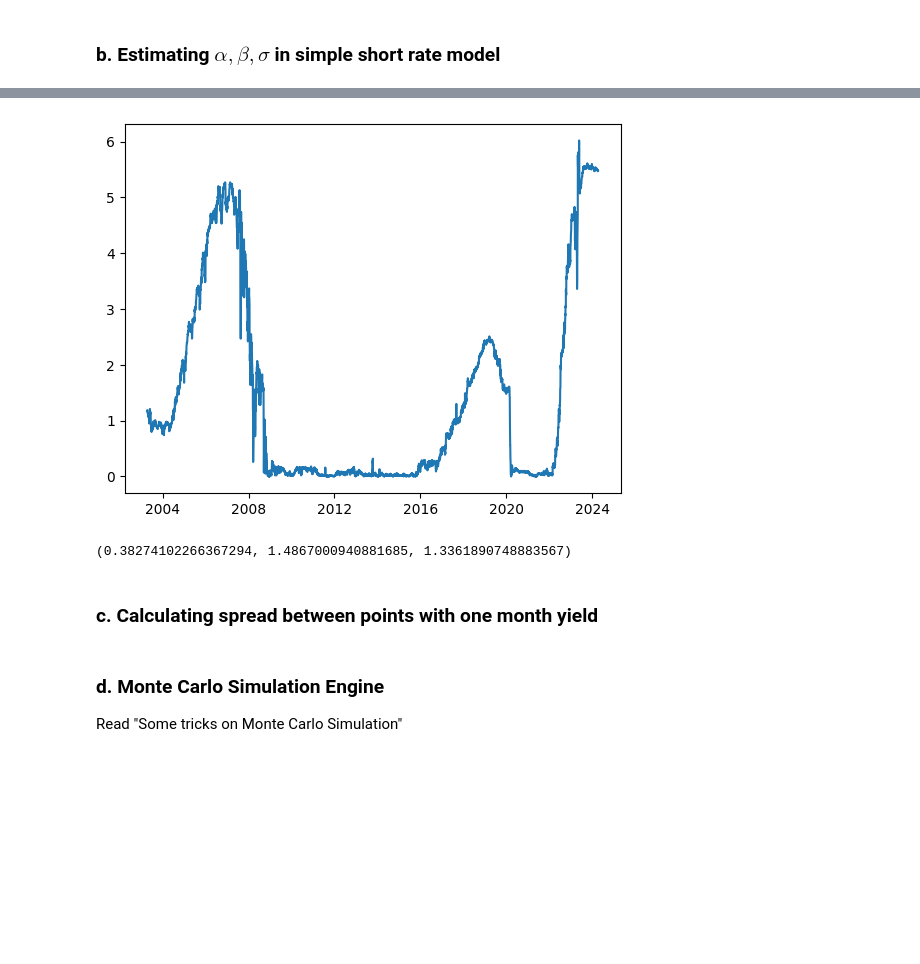
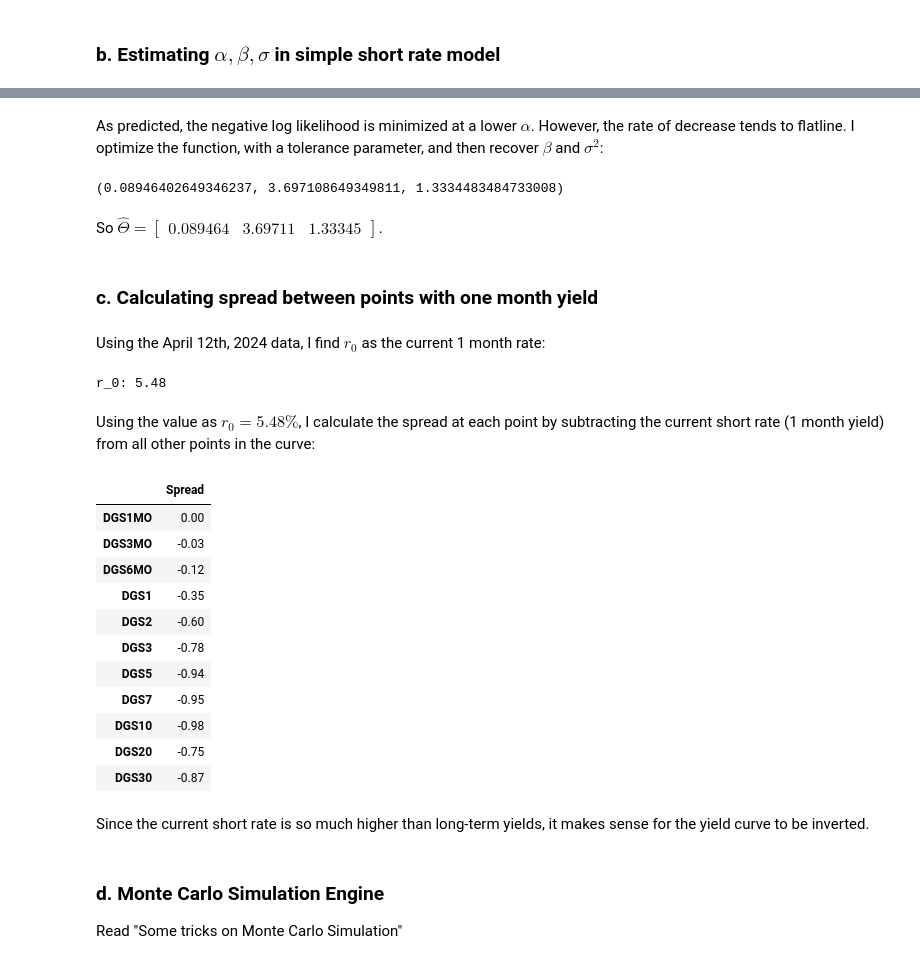
Before and after one commit to dg3358/Columbia-MATH-5450, a Jupyter notebook: HW 3/HW-3.ipynb, the cells around one changed output, grey strips where cells are left out. Drawn from its saved outputs; the diff is of its cells as text; code cells hidden in the pictures; blank space fills up the shorter version.

```diff
--- a/HW 3/HW-3.ipynb
+++ b/HW 3/HW-3.ipynb
@@ -150,12 +169,8 @@ plt.show()
-# %%
-r_now = yieldcurve["DGS1MO"].values[1:]
-plt.plot(yieldcurve.index[1:], r_now)
-plt.show()
-# %% [output]
-[figure, removed]
+# %% [markdown]
+As predicted, the negative log likelihood is minimized at a lower $\alpha$. However, the rate of decrease tends to flatline. I optimize the function, with a tolerance parameter, and then recover $\beta$ and $\sigma^2$:
 # %%
 #Get alpha
-z = sc.optimize.minimize_scalar(fun = scalarNegLogLike, method = "bounded", bounds = (0,10), tol = 1)
+z = sc.optimize.minimize_scalar(fun = scalarNegLogLike, method = "bounded", bounds = (0,10))
 alpha = z.x
 
 #Get beta
@@ -164,8 +179,8 @@ r_now = yieldcurve["DGS1MO"].values[1:]
 r_before = yieldcurve["DGS1MO"].values[0:len(yieldcurve["DGS1MO"]) - 1]
 N = len(yieldcurve["DGS1MO"].values) - 1
 
-beta_1 = np.sum((r_now - (r_before * np.exp(-1 * alpha * delta_t))))
-beta_2 = 1/np.sum((1 - np.exp(-1 * 1 * delta_t))/(1 + np.exp(-1 * 1 * delta_t)))
+beta_1 = np.sum((r_now - (r_before * np.exp(-1 * alpha * delta_t)))/(1 + np.exp(-1 * alpha * delta_t)))
+beta_2 = 1/np.sum((1 - np.exp(-1 * alpha * delta_t))/(1 + np.exp(-1 * alpha * delta_t)))
 beta = beta_1 * beta_2
 
 #Get sigmasq
@@ -174,9 +189,39 @@ sigmasq = sigmasq/(1 - np.exp(-2 * alpha * delta_t))
 sigmasq = ((2 * alpha)/N)*np.sum(sigmasq)
 alpha, beta, sigmasq
 # %% [output]
-(0.38274102266367294, 1.4867000940881685, 1.3361890748883567)
+(0.08946402649346237, 3.697108649349811, 1.3334483484733008)
+# %% [markdown]
+So $\hat{\Theta} = \begin{bmatrix} 0.089464 & 3.69711 & 1.33345 \end{bmatrix}$.
 # %% [markdown]
 ### c. Calculating spread between points with one month yield
+# %% [markdown]
+Using the April 12th, 2024 data, I find $r_0$ as the current 1 month rate:
+# %%
+x = yieldcurve.loc["2024-04-12"]
+print("r_0:", x[0])
+# %% [output]
+r_0: 5.48
+# %% [markdown]
+Using the value as $r_0 = 5.48\%$, I calculate the spread at each point by subtracting the current short rate (1 month yield) from all other points in the curve:
+# %%
+spread = pd.DataFrame(data = (x - x[0]))
+spread.columns = ["Spread"]
+spread
+# %% [output]
+|  | Spread |
+| DGS1MO | 0.00 |
+| DGS3MO | -0.03 |
+| DGS6MO | -0.12 |
+| DGS1 | -0.35 |
+| DGS2 | -0.60 |
+| DGS3 | -0.78 |
+| DGS5 | -0.94 |
+| DGS7 | -0.95 |
+| DGS10 | -0.98 |
+| DGS20 | -0.75 |
+| DGS30 | -0.87 |
+# %% [markdown]
+Since the current short rate is so much higher than long-term yields, it makes sense for the yield curve to be inverted.
 # %% [markdown]
 ### d. Monte Carlo Simulation Engine
 Read "Some tricks on Monte Carlo Simulation"
```
Also changed, not shown: parts of 9 cells of this notebook.
